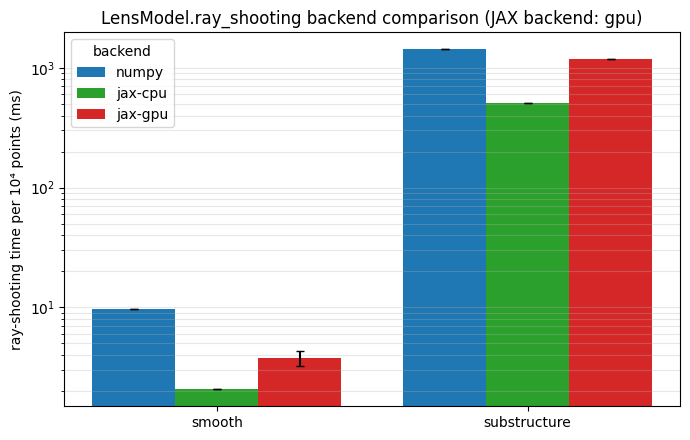
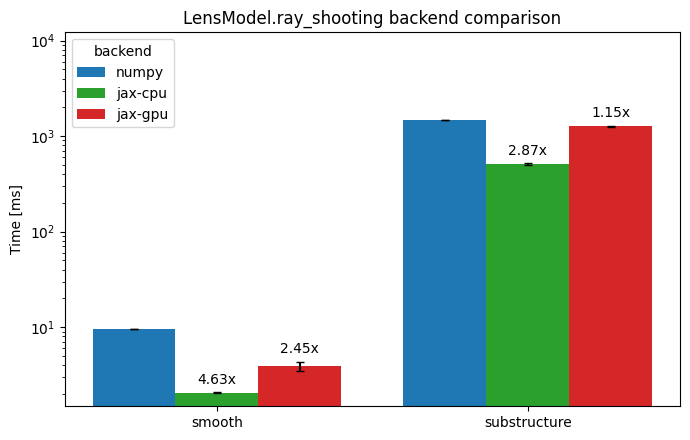
Code edit (unified diff) that turned the first committed figure into the second:
--- before
+++ after
@@ -18,17 +18,27 @@
     offset = (i - (n_backends - 1) / 2) * bar_w
     bars = ax.bar(x_pos + offset, means, bar_w, yerr=errs, label=backend, color=colors[backend], capsize=3)
-    for j, m in enumerate(means):
+    for j, (m, e) in enumerate(zip(means, errs)):
         if np.isnan(m):
             ax.text(x_pos[j] + offset, ax.get_ylim()[0] if ax.get_ylim()[0] > 0 else 0.01,
-                    'unavailable', ha='center', va='bottom', rotation=90, fontsize=8, color='gray')
+                    'unavailable', ha='center', va='bottom', rotation=90, color='gray')
+        elif backend != 'numpy':
+            base = results[lens_labels[j]].get('numpy')
+            if base is not None:
+                speedup = base['mean_s'] / (m / 1e3)
+                ax.text(x_pos[j] + offset, (m + e) * 1.15, f'{speedup:.2f}x',
+                        ha='center', va='bottom', rotation=0)
 
 ax.set_xticks(x_pos)
 ax.set_xticklabels(lens_labels)
 ax.set_yscale('log')
-ax.set_ylabel('ray-shooting time per 10⁴ points (ms)')
-ax.set_title(f'LensModel.ray_shooting backend comparison (JAX backend: {jax.default_backend()})')
+# leave headroom above the tallest bar so the speed-up labels clear the top spine
+y0, y1 = ax.get_ylim()
+ax.set_ylim(y0, y1 * 6)
+ax.set_ylabel('Time [ms]')
+ax.set_title(f'LensModel.ray_shooting backend comparison')  #  (JAX backend: {jax.default_backend()})
 ax.legend(title='backend')
-ax.grid(True, axis='y', which='both', alpha=0.3)
+# ax.grid(True, axis='y', which='both', alpha=0.3)
 plt.tight_layout()
+plt.savefig('ray_shooting_backend_comparison.png', dpi=300)
 plt.show()
 

Commit: update jaxtronomy comparison figure